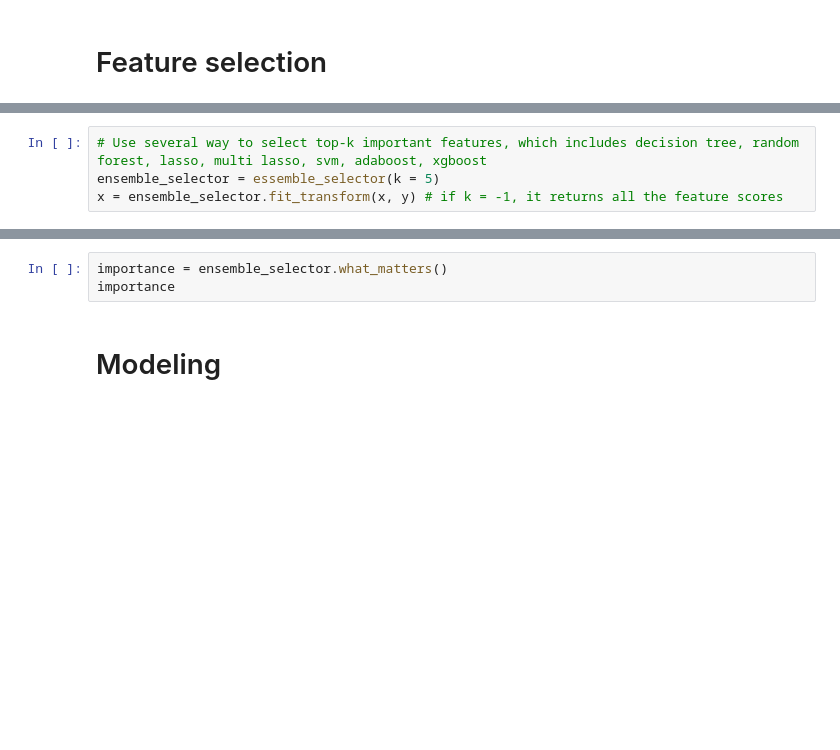
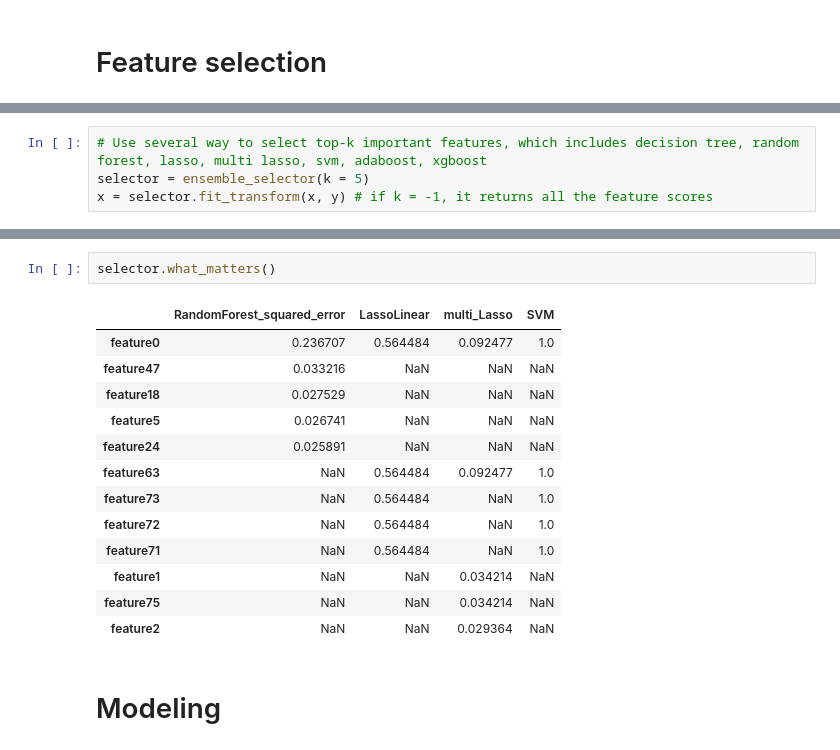
Before and after one commit to ICMOL/PineBioML, a Jupyter notebook: examples/example_BasicUsage regression.ipynb, the cells around one changed output, grey strips where cells are left out. Drawn from its saved outputs; the diff is of its cells as text; blank space fills up the shorter version.

```diff
--- a/examples/example_BasicUsage regression.ipynb
+++ b/examples/example_BasicUsage regression.ipynb
@@ -53,4 +70,4 @@ from PineBioML.selection.regression import essemble_selector
 # %%
 # Use several way to select top-k important features, which includes decision tree, random forest, lasso, multi lasso, svm, adaboost, xgboost
-ensemble_selector = essemble_selector(k = 5)
-x = ensemble_selector.fit_transform(x, y) # if k = -1, it returns all the feature scores
+selector = ensemble_selector(k = 5)
+x = selector.fit_transform(x, y) # if k = -1, it returns all the feature scores
@@ -57,6 +86,19 @@ x = ensemble_selector.fit_transform(x, y) # if k = -1, it returns all the featur
 # %%
-importance = ensemble_selector.what_matters()
-importance
+selector.what_matters()
+# %% [output]
+|  | RandomForest_squared_error | LassoLinear | multi_Lasso | SVM |
+| feature0 | 0.236707 | 0.564484 | 0.092477 | 1.0 |
+| feature47 | 0.033216 | NaN | NaN | NaN |
+| feature18 | 0.027529 | NaN | NaN | NaN |
+| feature5 | 0.026741 | NaN | NaN | NaN |
+| feature24 | 0.025891 | NaN | NaN | NaN |
+| feature63 | NaN | 0.564484 | 0.092477 | 1.0 |
+| feature73 | NaN | 0.564484 | NaN | 1.0 |
+| feature72 | NaN | 0.564484 | NaN | 1.0 |
+| feature71 | NaN | 0.564484 | NaN | 1.0 |
+| feature1 | NaN | NaN | 0.034214 | NaN |
+| feature75 | NaN | NaN | 0.034214 | NaN |
+| feature2 | NaN | NaN | 0.029364 | NaN |
 # %% [markdown]
 # Modeling
 # %% [markdown]
```
Also changed, not shown: parts of 8 cells of this notebook, 41 other files.
